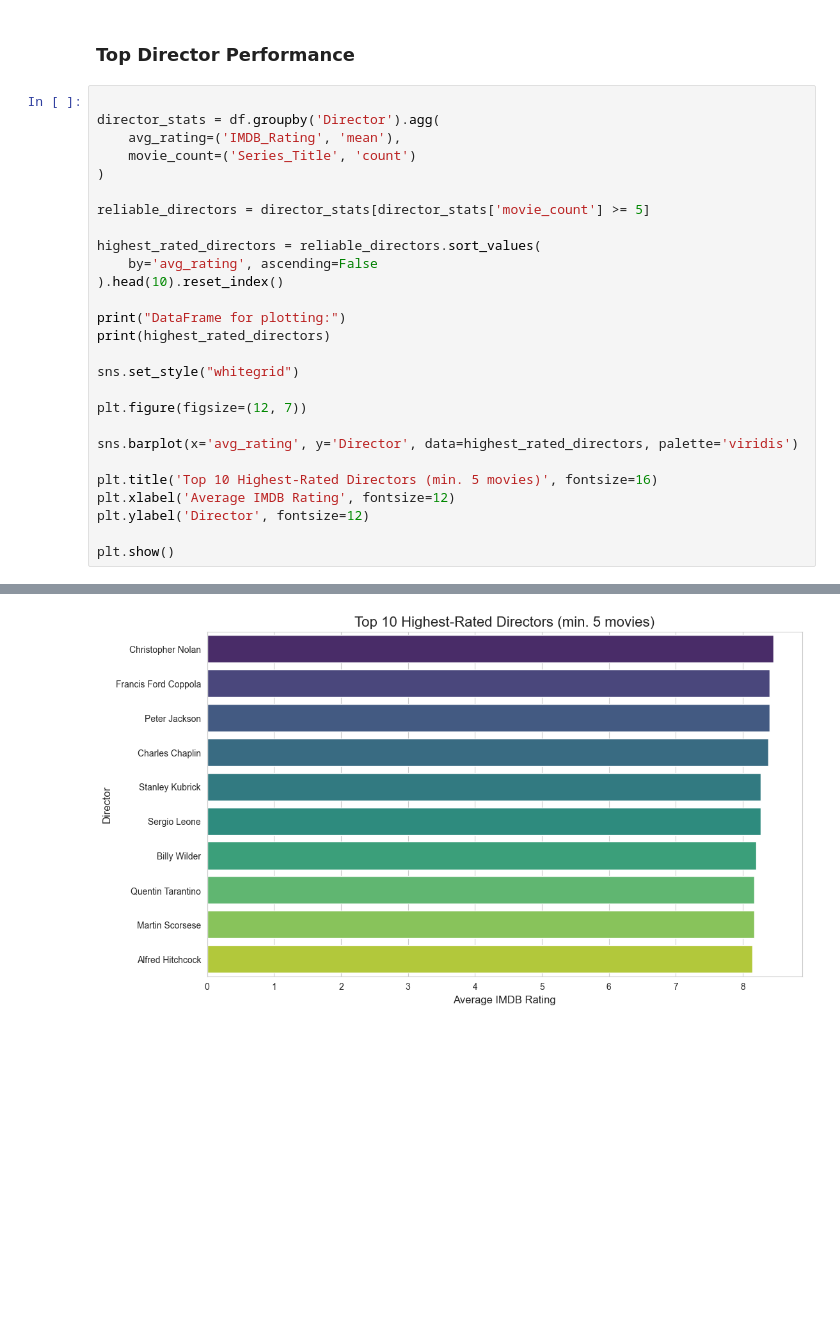
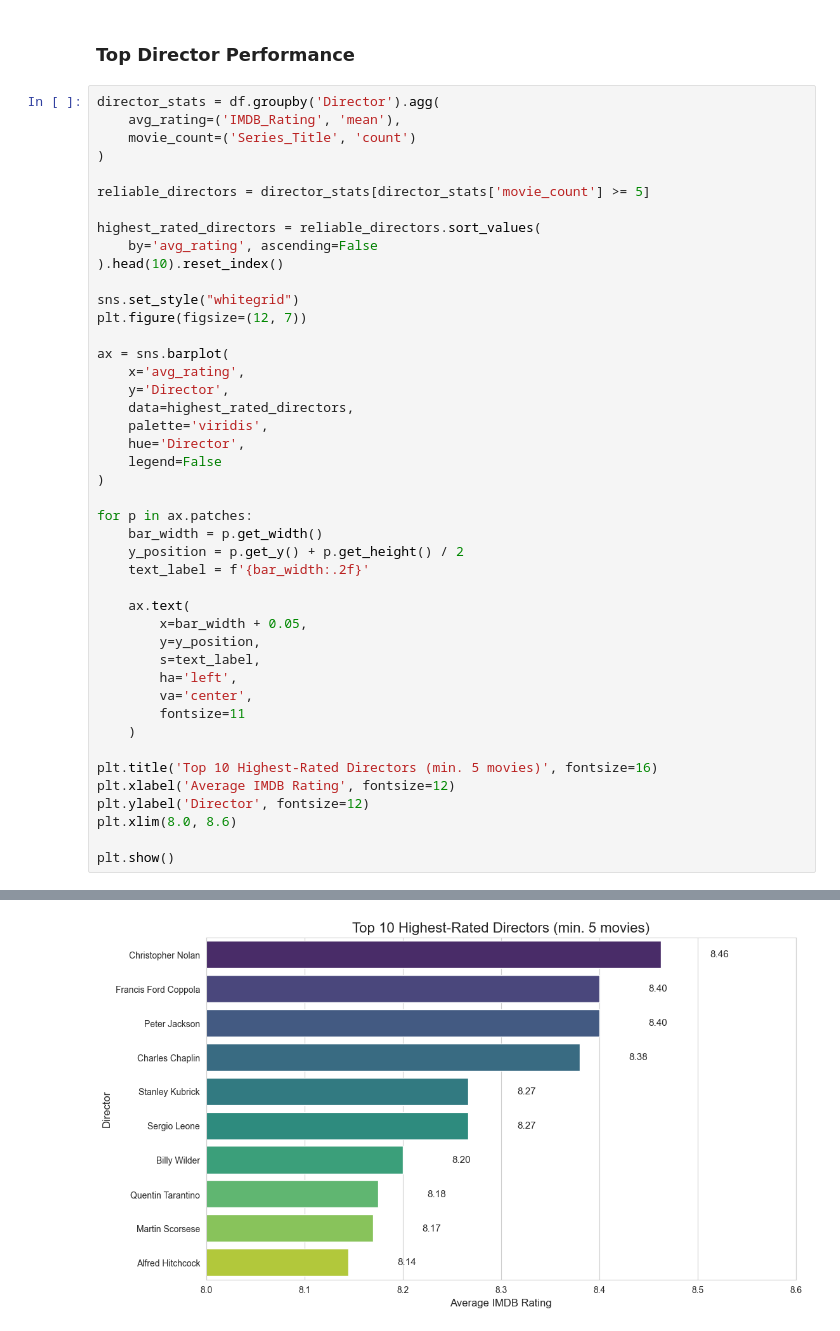
Before and after one commit to cakesmack/imdb_data, a Jupyter notebook: imdb.ipynb, the cells around one changed output, grey strips where cells are left out. Saved outputs shown, nothing was run; the diff lists cells and outputs as text; blank space fills up the shorter version.

```diff
--- a/imdb.ipynb
+++ b/imdb.ipynb
@@ -304,7 +299,6 @@ plt.show()
 # %% [markdown]
 ### Top Director Performance
 # %%
-
 director_stats = df.groupby('Director').agg(
     avg_rating=('IMDB_Rating', 'mean'),
     movie_count=('Series_Title', 'count')
@@ -316,18 +310,36 @@ highest_rated_directors = reliable_directors.sort_values(
     by='avg_rating', ascending=False
 ).head(10).reset_index()
 
-print("DataFrame for plotting:")
-print(highest_rated_directors)
-
 sns.set_style("whitegrid")
-
 plt.figure(figsize=(12, 7))
 
-sns.barplot(x='avg_rating', y='Director', data=highest_rated_directors, palette='viridis')
+ax = sns.barplot(
+    x='avg_rating',
+    y='Director',
+    data=highest_rated_directors,
+    palette='viridis',
+    hue='Director',
+    legend=False
+)
+
+for p in ax.patches:
+    bar_width = p.get_width()
+    y_position = p.get_y() + p.get_height() / 2
+    text_label = f'{bar_width:.2f}'
+
+    ax.text(
+        x=bar_width + 0.05,
+        y=y_position,
+        s=text_label,
+        ha='left',
+        va='center',
+        fontsize=11
+    )
 
 plt.title('Top 10 Highest-Rated Directors (min. 5 movies)', fontsize=16)
 plt.xlabel('Average IMDB Rating', fontsize=12)
 plt.ylabel('Director', fontsize=12)
+plt.xlim(8.0, 8.6)
 
 plt.show()
 # %% [output]
@@ -349 +346 @@ Passing `palette` without assigning `hue` is deprecated and will be removed in v
-[figure, old version]
+[figure, new version]
```
Also changed, not shown: parts of 2 cells of this notebook.
